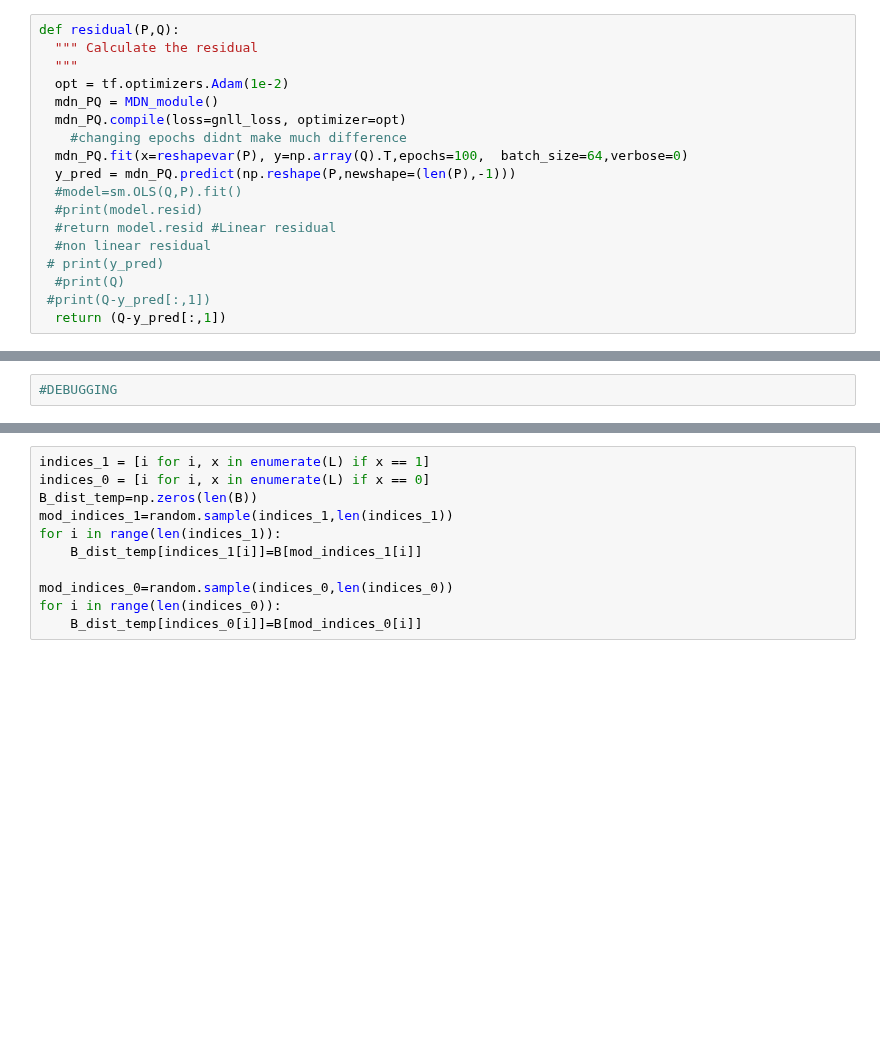
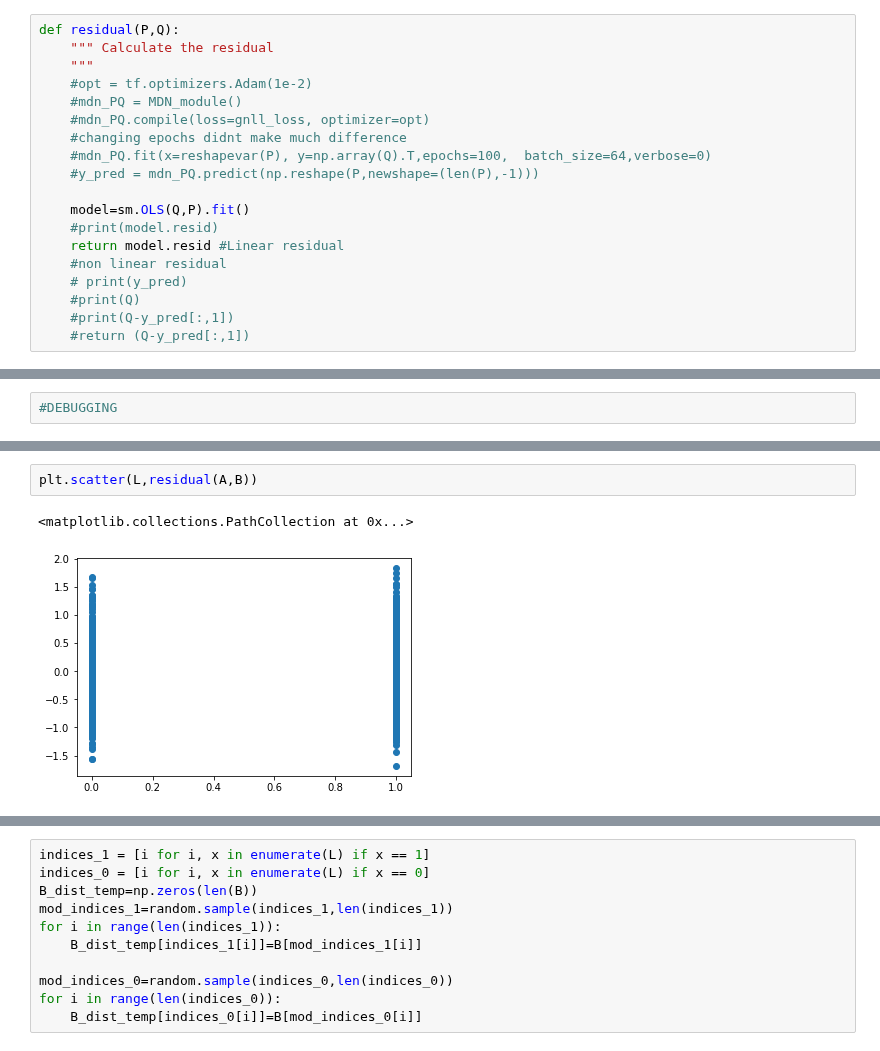
Before and after one commit to BIRDSgroup/NLCD, a Jupyter notebook: CITNonLinear.ipynb, the cells around one changed output, grey strips where cells are left out. Saved outputs shown, nothing was run; the diff lists cells and outputs as text; blank space fills up the shorter version.

```diff
--- a/CITNonLinear.ipynb
+++ b/CITNonLinear.ipynb
@@ -209,21 +206,22 @@ def LinearLABData():
 # %%
 def residual(P,Q):
-  """ Calculate the residual
-  """
-  opt = tf.optimizers.Adam(1e-2)
-  mdn_PQ = MDN_module()
-  mdn_PQ.compile(loss=gnll_loss, optimizer=opt)
+    """ Calculate the residual
+    """
+    #opt = tf.optimizers.Adam(1e-2)
+    #mdn_PQ = MDN_module()
+    #mdn_PQ.compile(loss=gnll_loss, optimizer=opt)
     #changing epochs didnt make much difference
-  mdn_PQ.fit(x=reshapevar(P), y=np.array(Q).T,epochs=100,  batch_size=64,verbose=0)
-  y_pred = mdn_PQ.predict(np.reshape(P,newshape=(len(P),-1)))
-  #model=sm.OLS(Q,P).fit()
-  #print(model.resid)
-  #return model.resid #Linear residual
-  #non linear residual
- # print(y_pred)
-  #print(Q)
- #print(Q-y_pred[:,1])
-  return (Q-y_pred[:,1])
+    #mdn_PQ.fit(x=reshapevar(P), y=np.array(Q).T,epochs=100,  batch_size=64,verbose=0)
+    #y_pred = mdn_PQ.predict(np.reshape(P,newshape=(len(P),-1)))
+
+    model=sm.OLS(Q,P).fit()
+    #print(model.resid)
+    return model.resid #Linear residual
+    #non linear residual
+    # print(y_pred)
+    #print(Q)
+    #print(Q-y_pred[:,1])
+    #return (Q-y_pred[:,1])
 # %%
 yeast_name=""
 def yeast_data(i,ind):
@@ -358,0 +372,5 @@ true_LA
+# %%
+plt.scatter(L,residual(A,B))
+# %% [output]
+<matplotlib.collections.PathCollection at 0x...>
+[figure, added]
```
Also changed, not shown: parts of 58 cells of this notebook.
